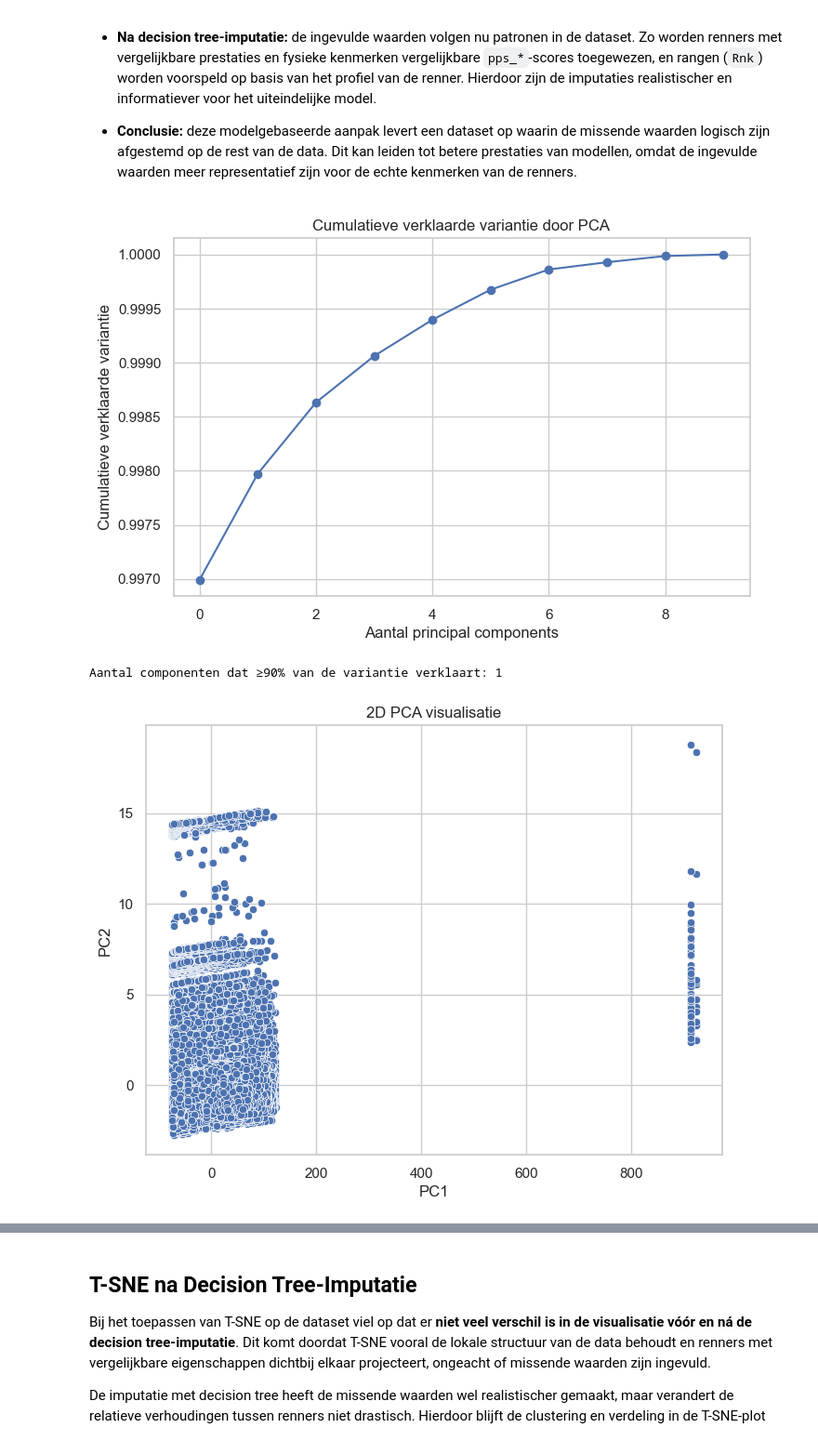
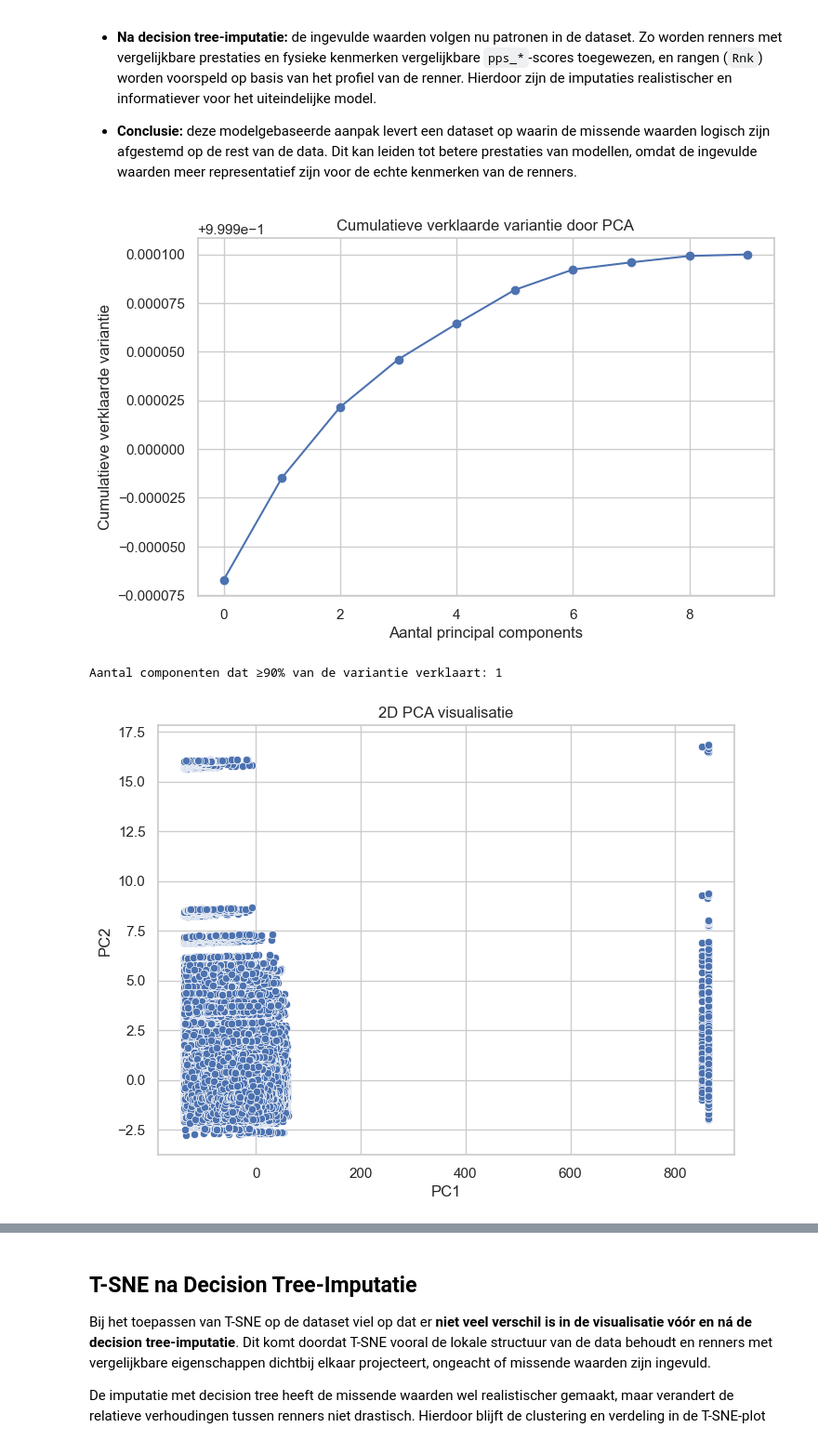
Before and after one commit to Vigo28/PI_7_DS_Minor, a Jupyter notebook: pi7.ipynb, the cells around one changed output, grey strips where cells are left out. Shown at 93% size. Cells and saved outputs as stored; diff of their text form; code cells hidden in the pictures.

```diff
--- a/pi7.ipynb
+++ b/pi7.ipynb
@@ -1005,31 +1007,8 @@ Decision tree‑imputatie is vooral zinvol wanneer missende waarden voorkomen in
 
 In een eerdere aanpak vulde ik de ontbrekende waarden in de kolom `Rnk` in met `max(Rnk) + 1`, waardoor alle missende rangen werden behandeld als slechter dan de slechtst bekende positie. Voor de `pps_*`-, `height`- en `weight`-kolommen gebruikte ik de mediaan, wat een eenvoudige maar weinig informatieve methode is. In de huidige versie heb ik **decision tree‑imputatie** toegepast: voor `Rnk` is een **DecisionTreeClassifier** gebruikt om ontbrekende rangen te voorspellen op basis van andere numerieke kenmerken, terwijl voor de numerieke kolommen (`pps_*`, `height`, `weight`) een **DecisionTreeRegressor** is toegepast. Op deze manier worden de missende waarden ingevuld op basis van de eigenschappen van de renner en de samenhang tussen de features, waardoor de ingevulde waarden beter aansluiten bij het profiel van de renner en meer informatie bevatten voor het uiteindelijke model.
 # %%
-# Samenvoegen van datasets (left join)
-df_combined = df_race_results.merge(
-    df_riders,
-    on="rider_id",
-    how="left"
-)
 
-# Verwijderen van irrelevante kolommen
-columns_to_drop = [
-    "id", "GC", "Timelag", "BiB", "Rider", "Team", "UCI", "Pnt", "Time",
-    "Circuit", "Race_Name", "Stage_Name", "Date", "Stage_Type", "Start",
-    "Finish", "Race_ID", "Stage_Number", "Category", "Race_url",
-    "Stage_url", "Time_sec", "rider_id", "fullname", "team",
-    "birthdate", "rider_url", "rdr", "country"
-]
-
-df_full = df_combined.drop(columns=columns_to_drop)
-
-# Opschonen van Length (km → float)
-df_full["Length"] = (
-    df_full["Length"]
-    .str.replace(" km", "", regex=False)
-    .astype(float)
-)
-
+df_full_desicion_tree = df_full.copy()
 
 # Imputatie van numerieke features met Decision Tree
 pps_cols = ["pps_one_day", "pps_gc", "pps_time_trial", "pps_sprint", "pps_climber"]
@@ -1038,9 +1017,9 @@ categorical_cols = ["Rnk"]
 
 # Imputatie loop
 for col in numeric_cols + categorical_cols:
-    if df_full[col].isna().sum() > 0:
-        not_null = df_full[df_full[col].notna()]
-        is_null = df_full[df_full[col].isna()]
+    if df_full_desicion_tree[col].isna().sum() > 0:
+        not_null = df_full_desicion_tree[df_full_desicion_tree[col].notna()]
+        is_null = df_full_desicion_tree[df_full_desicion_tree[col].isna()]
 
         X_train = not_null.drop(columns=numeric_cols + categorical_cols)
         X_pred = is_null.drop(columns=numeric_cols + categorical_cols)
@@ -1055,12 +1034,11 @@ for col in numeric_cols + categorical_cols:
             model = DecisionTreeClassifier(random_state=42)
 
         model.fit(X_train, not_null[col])
-        df_full.loc[df_full[col].isna(), col] = model.predict(X_pred)
+        df_full_desicion_tree.loc[df_full_desicion_tree[col].isna(), col] = model.predict(X_pred)
 
 # Splits target en features
-target = df_full["Rnk"]
-features = df_full.drop(columns=["Rnk"])
-
+target = df_full_desicion_tree["Rnk"]
+features = df_full_desicion_tree.drop(columns=["Rnk"])
 # Normalisatie van inputfeatures
 scaler = StandardScaler()
 features_scaled = scaler.fit_transform(features)
@@ -1072,10 +1050,10 @@ features_scaled = pd.DataFrame(
 )
 
 # Target weer toevoegen
-df_final = pd.concat([features_scaled, target], axis=1)
+df_final_desicion_tree = pd.concat([features_scaled, target], axis=1)
 
 # Opslaan
-df_final.to_csv("data/cycling_data_combined_desicion_tree.csv", index=False)
+df_final_desicion_tree.to_csv("data/cycling_data_combined_desicion_tree.csv", index=False)
 # %% [markdown]
 ### Interpretatie van de resultaten
 
@@ -1085,39 +1063,39 @@ df_final.to_csv("data/cycling_data_combined_desicion_tree.csv", index=False)
 
 - **Conclusie:** deze modelgebaseerde aanpak levert een dataset op waarin de missende waarden logisch zijn afgestemd op de rest van de data. Dit kan leiden tot betere prestaties van modellen, omdat de ingevulde waarden meer representatief zijn voor de echte kenmerken van de renners.
 # %%
-X = df_final.copy()
+X = df_final_desicion_tree.copy()
 
 # PCA toepassen
 pca = PCA()
 X_pca = pca.fit_transform(X)
 
 # Variantie ratio plotten
 explained_variance_ratio = np.cumsum(pca.explained_variance_ratio_)
 plt.figure(figsize=(8,5))
 plt.plot(explained_variance_ratio, marker='o')
 plt.xlabel("Aantal principal components")
 plt.ylabel("Cumulatieve verklaarde variantie")
 plt.title("Cumulatieve verklaarde variantie door PCA")
 plt.grid(True)
 plt.show()
 
 # Bepaal het aantal componenten dat ≥ 90% verklaart
 n_components_90 = np.argmax(explained_variance_ratio >= 0.90) + 1
 print(f"Aantal componenten dat ≥90% van de variantie verklaart: {n_components_90}")
 
 # Visualisatie in 2D
 pca_2 = PCA(n_components=2)
 X_pca_2d = pca_2.fit_transform(X)
 plt.figure(figsize=(8,6))
 sns.scatterplot(x=X_pca_2d[:,0], y=X_pca_2d[:,1])
 plt.xlabel("PC1")
 plt.ylabel("PC2")
 plt.title("2D PCA visualisatie")
 plt.show()
 # %% [output]
-[figure, old version]
+[figure, new version]
 Aantal componenten dat ≥90% van de variantie verklaart: 1
-[figure, old version]
+[figure, new version]
 # %% [markdown]
 ## PCA na Decision Tree‑Imputatie
 
```
Also changed, not shown: parts of 6 cells of this notebook, 1 other file.
